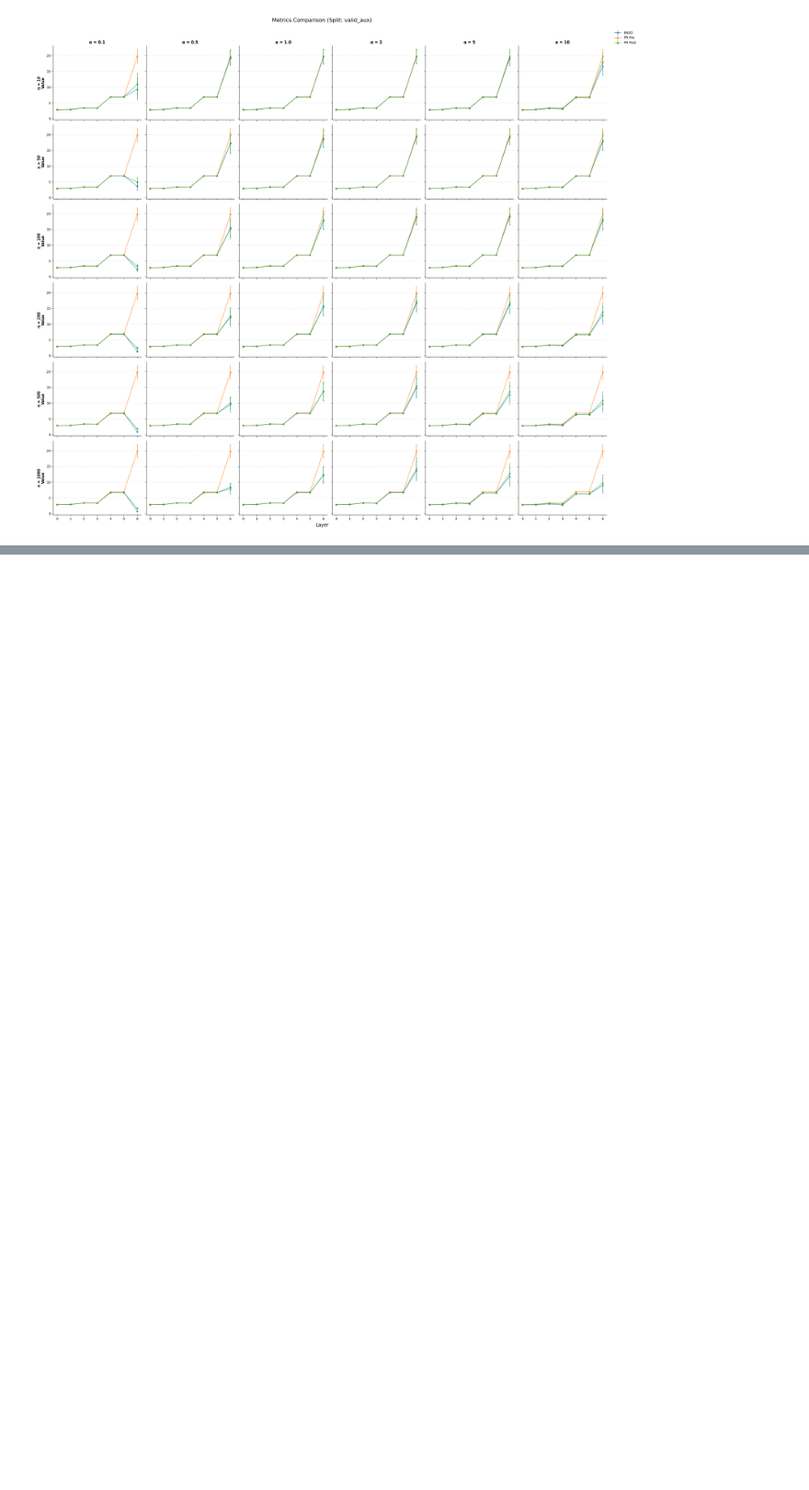
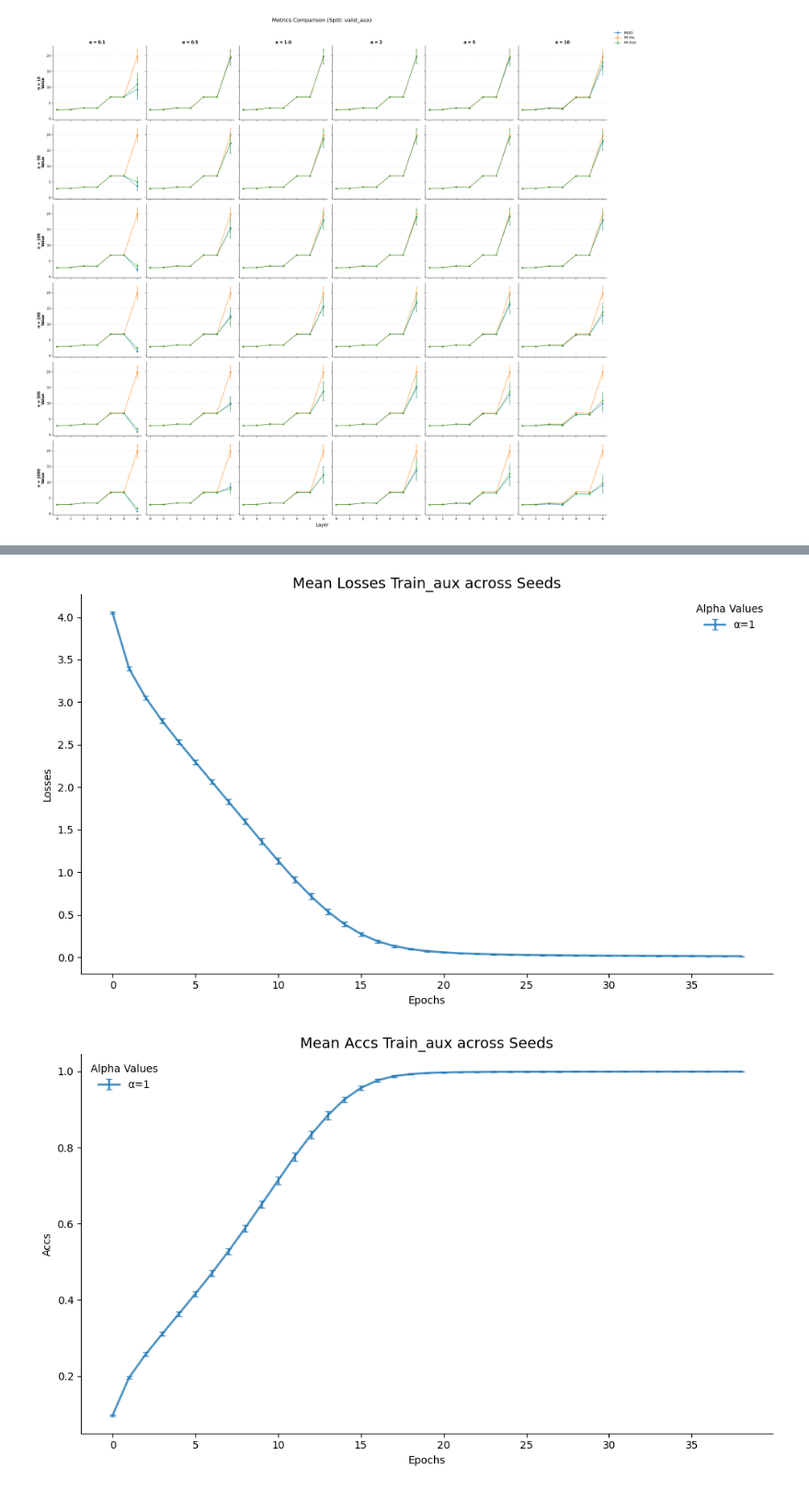
Before and after one commit to sflippl/multi-task, a Jupyter notebook: plot_submission.ipynb, the cells around one changed output, grey strips where cells are left out. Shown at 92% size. Cells and saved outputs as stored; diff of their text form; code cells hidden in the pictures; blank space fills up the shorter version.

```diff
--- a/plot_submission.ipynb
+++ b/plot_submission.ipynb
@@ -870,0 +1539,39 @@ No artists with labels found to put in legend.  Note that artists whose label st
+# %%
+import torch
+import numpy as np
+from pathlib import Path
+
+seeds = list(range(30))
+alphas=[1]
+base_path = Path("/nfs/scistore19/locatgrp/cdomine/multi-task/data/cifar/pretrain_base/")
+run_data = {
+    'losses': {a: [] for a in alphas},
+    'accs': {a: [] for a in alphas},
+    'models': {a: [] for a in alphas},
+    'l2_regs': {a: [] for a in alphas}
+}
+
+for alpha in alphas:
+    for seed in seeds:
+        folder_name = (
+            f"random_seed={seed}"
+            f"--model=resnet"
+        )
+        print(seed, alpha)
+        dir_path = base_path / folder_name
+        if dir_path.exists():
+            # Load and append data to the lists
+            if (dir_path / "losses.npy").exists():
+                run_data['losses'][alpha].append(np.load(dir_path / "losses.npy",allow_pickle=True))
+                print(f"✅ Loaded Seed {seed}, Alpha {alpha}, Losses")
+            if (dir_path / "accs.npy").exists():
+                run_data['accs'][alpha].append(np.load(dir_path / "accs.npy",allow_pickle=True))
+                print(f"✅ Loaded Seed {seed}, Alpha {alpha}, Accs")
+        else:
+            print(f"Missing directory: {folder_name}")
+
+# Convert lists to numpy arrays for easier math later: run_data['accs'][0.1] will be (10, epochs)
+for metric in ['losses', 'accs','l2_regs']:
+    for alpha in alphas:
+        if run_data[metric][alpha]:
+            run_data[metric][alpha] = np.array(run_data[metric][alpha])
@@ -870,0 +1596,9 @@ No artists with labels found to put in legend.  Note that artists whose label st
+# %%
+seeds = list(range(30))
+plot_metric_across_alphas(run_data, 'losses','train_aux' ,   alphas=[1],seeds=seeds) #plot_metric_across_alphas(run_data, 'losses', alphas=[0.1, 0.5, 1.0])
+plot_metric_across_alphas(run_data, 'accs', 'train_aux', alphas=[1],seeds=seeds)
+plot_metric_across_alphas(run_data, 'losses','valid_aux' , alphas=[1],seeds=seeds) #plot_metric_across_alphas(run_data, 'losses', alphas=[0.1, 0.5, 1.0])
+plot_metric_across_alphas(run_data, 'accs', 'valid_aux' , alphas=[1],seeds=seeds) #
+# %% [output]
+[figure, added]
+[figure, added]
```
Also changed, not shown: parts of 24 cells of this notebook, 6 other files.
